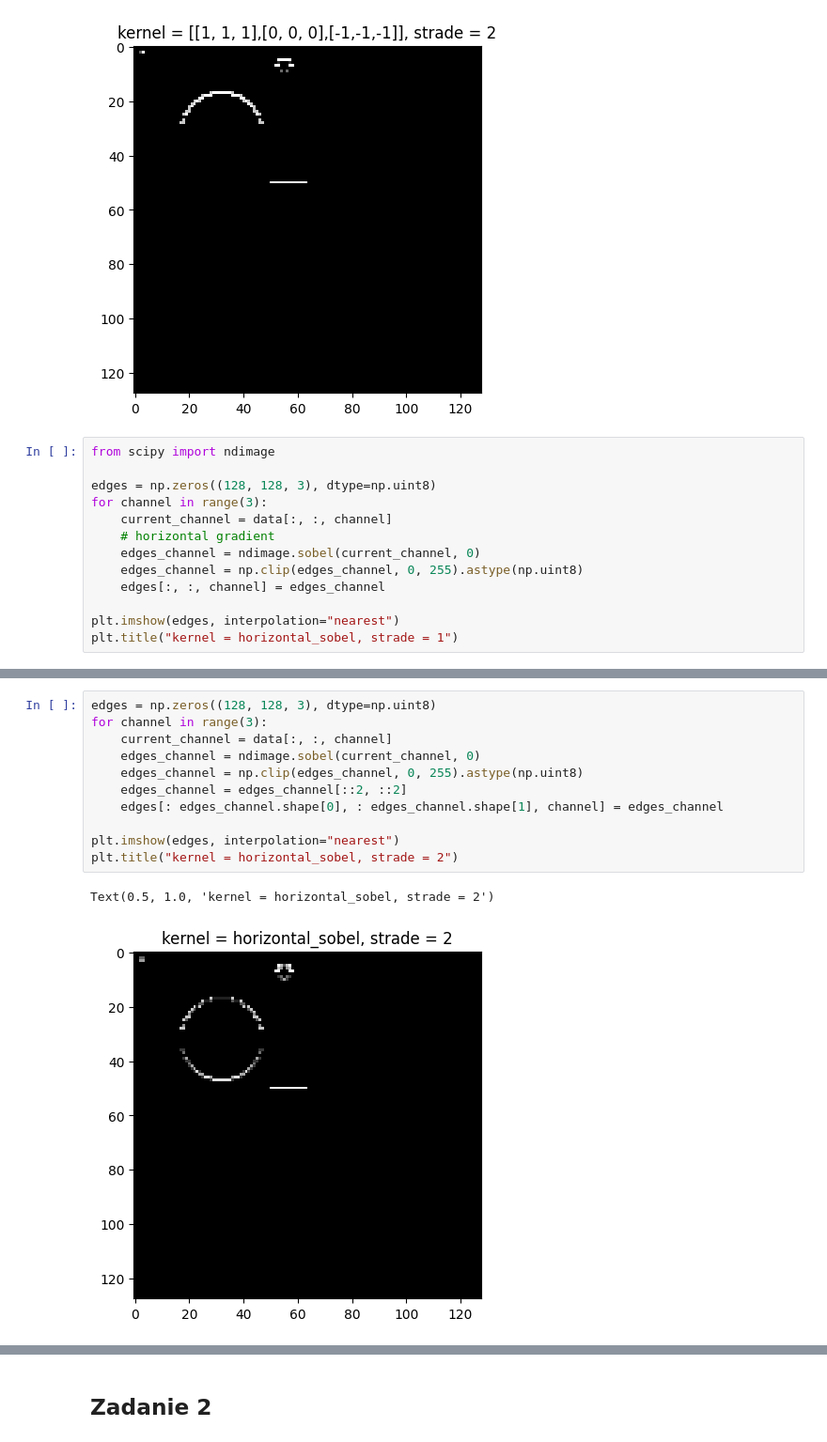
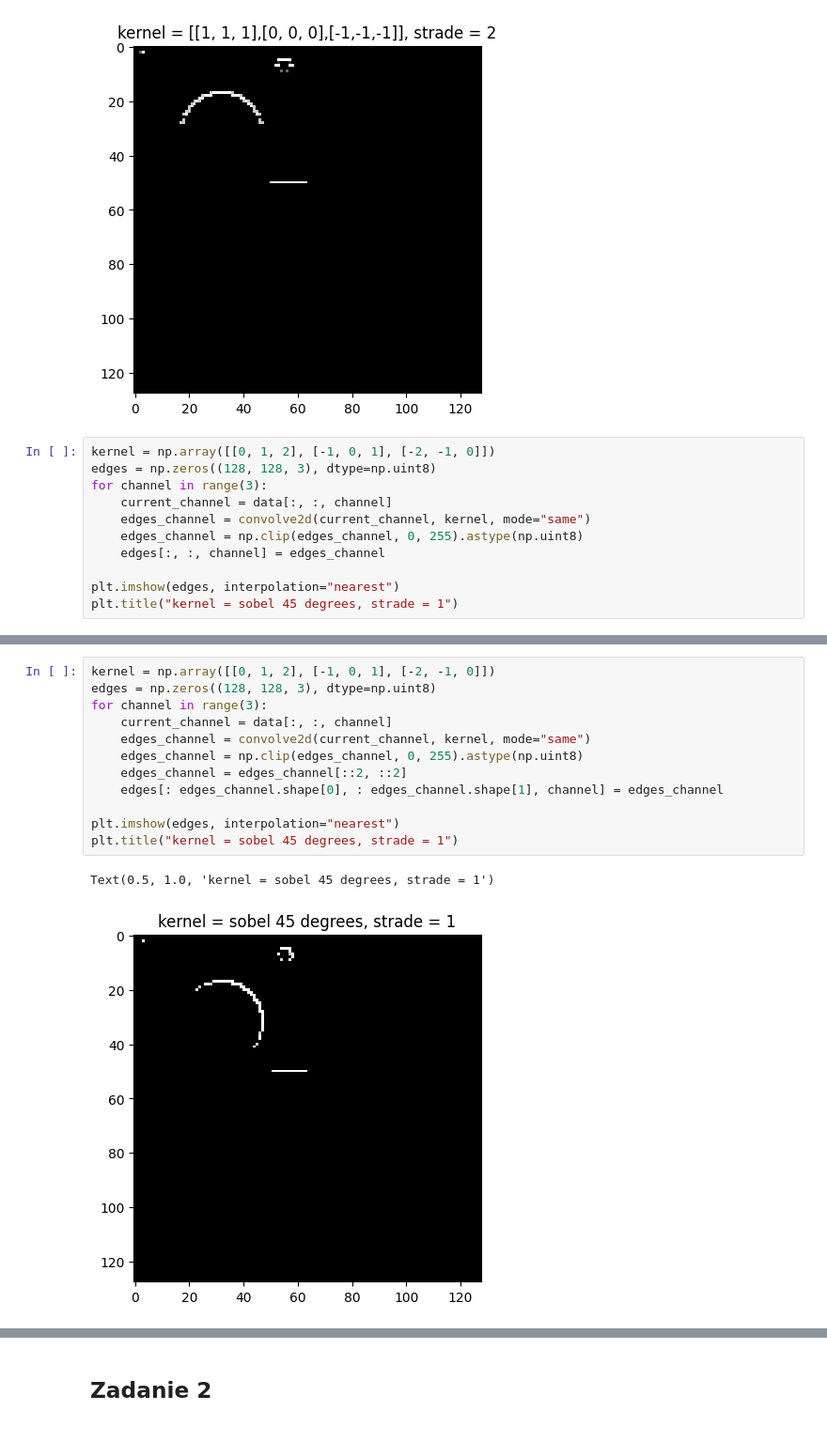
Before and after one commit to sregucki/IO_labs, a Jupyter notebook: notebooks/lab_06.ipynb, the cells around one changed output, grey strips where cells are left out. Shown at 94% size. Saved outputs shown, nothing was run; the diff lists cells and outputs as text.

```diff
--- a/notebooks/lab_06.ipynb
+++ b/notebooks/lab_06.ipynb
@@ -108,16 +108,14 @@ plt.title("kernel = [[1, 1, 1],[0, 0, 0],[-1,-1,-1]], strade = 2")
 Text(0.5, 1.0, 'kernel = [[1, 1, 1],[0, 0, 0],[-1,-1,-1]], strade = 2')
 [figure]
 # %%
-from scipy import ndimage
-
+kernel = np.array([[0, 1, 2], [-1, 0, 1], [-2, -1, 0]])
 edges = np.zeros((128, 128, 3), dtype=np.uint8)
 for channel in range(3):
     current_channel = data[:, :, channel]
-    # horizontal gradient
-    edges_channel = ndimage.sobel(current_channel, 0)
+    edges_channel = convolve2d(current_channel, kernel, mode="same")
     edges_channel = np.clip(edges_channel, 0, 255).astype(np.uint8)
     edges[:, :, channel] = edges_channel
 
 plt.imshow(edges, interpolation="nearest")
-plt.title("kernel = horizontal_sobel, strade = 1")
+plt.title("kernel = sobel 45 degrees, strade = 1")
 # %% [output]
@@ -126,14 +124,15 @@ Text(0.5, 1.0, 'kernel = horizontal_sobel, strade = 1')
 # %%
+kernel = np.array([[0, 1, 2], [-1, 0, 1], [-2, -1, 0]])
 edges = np.zeros((128, 128, 3), dtype=np.uint8)
 for channel in range(3):
     current_channel = data[:, :, channel]
-    edges_channel = ndimage.sobel(current_channel, 0)
+    edges_channel = convolve2d(current_channel, kernel, mode="same")
     edges_channel = np.clip(edges_channel, 0, 255).astype(np.uint8)
     edges_channel = edges_channel[::2, ::2]
     edges[: edges_channel.shape[0], : edges_channel.shape[1], channel] = edges_channel
 
 plt.imshow(edges, interpolation="nearest")
-plt.title("kernel = horizontal_sobel, strade = 2")
+plt.title("kernel = sobel 45 degrees, strade = 1")
 # %% [output]
-Text(0.5, 1.0, 'kernel = horizontal_sobel, strade = 2')
+Text(0.5, 1.0, 'kernel = sobel 45 degrees, strade = 1')
-[figure, old version]
+[figure, new version]
```
Also changed, not shown: parts of 3 cells of this notebook.
